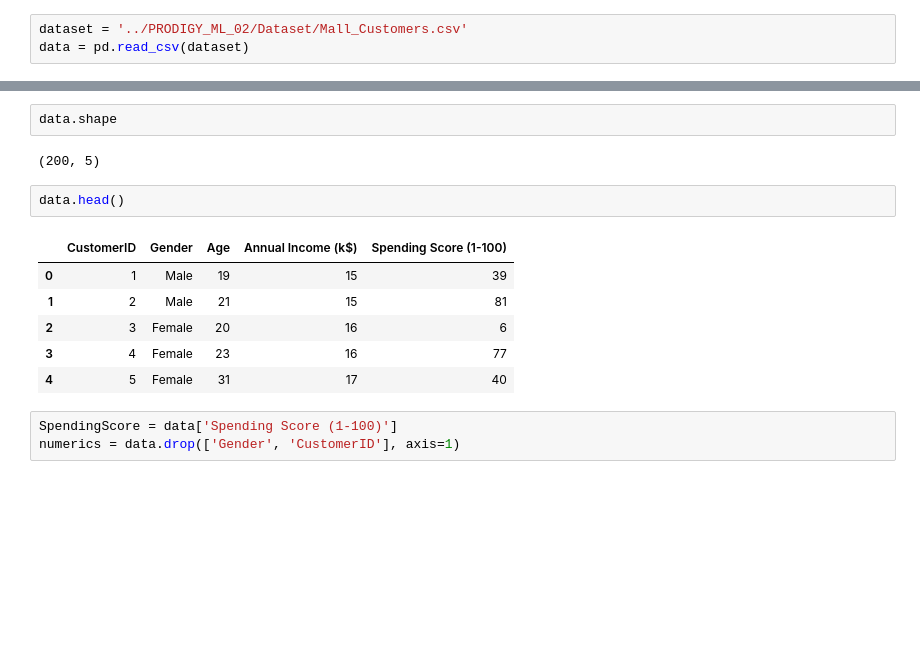
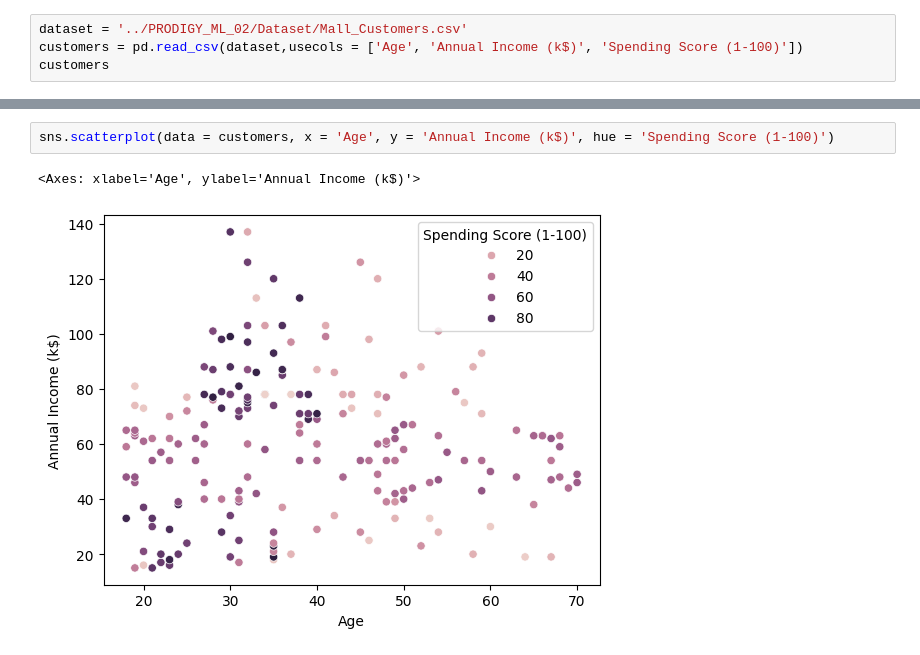
Before and after one commit to limitlesssolly/PRODIGY_ML_02, a Jupyter notebook: K-means.ipynb, the cells around one changed output, grey strips where cells are left out. Drawn from its saved outputs; the diff is of its cells as text; blank space fills up the shorter version.

```diff
--- a/K-means.ipynb
+++ b/K-means.ipynb
@@ -8,4 +6,5 @@ from sklearn.preprocessing import MinMaxScaler
 from sklearn.cluster import KMeans
 # %%
 dataset = '../PRODIGY_ML_02/Dataset/Mall_Customers.csv'
-data = pd.read_csv(dataset)
+customers = pd.read_csv(dataset,usecols = ['Age', 'Annual Income (k$)', 'Spending Score (1-100)'])
+customers
@@ -12,16 +25,5 @@ data = pd.read_csv(dataset)
-# %%
-data.shape
-# %% [output]
-(200, 5)
-# %%
-data.head()
-# %% [output]
-|  | CustomerID | Gender | Age | Annual Income (k$) | Spending Score (1-100) |
-| 0 | 1 | Male | 19 | 15 | 39 |
-| 1 | 2 | Male | 21 | 15 | 81 |
-| 2 | 3 | Female | 20 | 16 | 6 |
-| 3 | 4 | Female | 23 | 16 | 77 |
-| 4 | 5 | Female | 31 | 17 | 40 |
-# %%
-SpendingScore = data['Spending Score (1-100)']
-numerics = data.drop(['Gender', 'CustomerID'], axis=1)
+# %%
+sns.scatterplot(data = customers, x = 'Age', y = 'Annual Income (k$)', hue = 'Spending Score (1-100)')
+# %% [output]
+<Axes: xlabel='Age', ylabel='Annual Income (k$)'>
+[figure, added]
```
Also changed, not shown: parts of 14 cells of this notebook.
